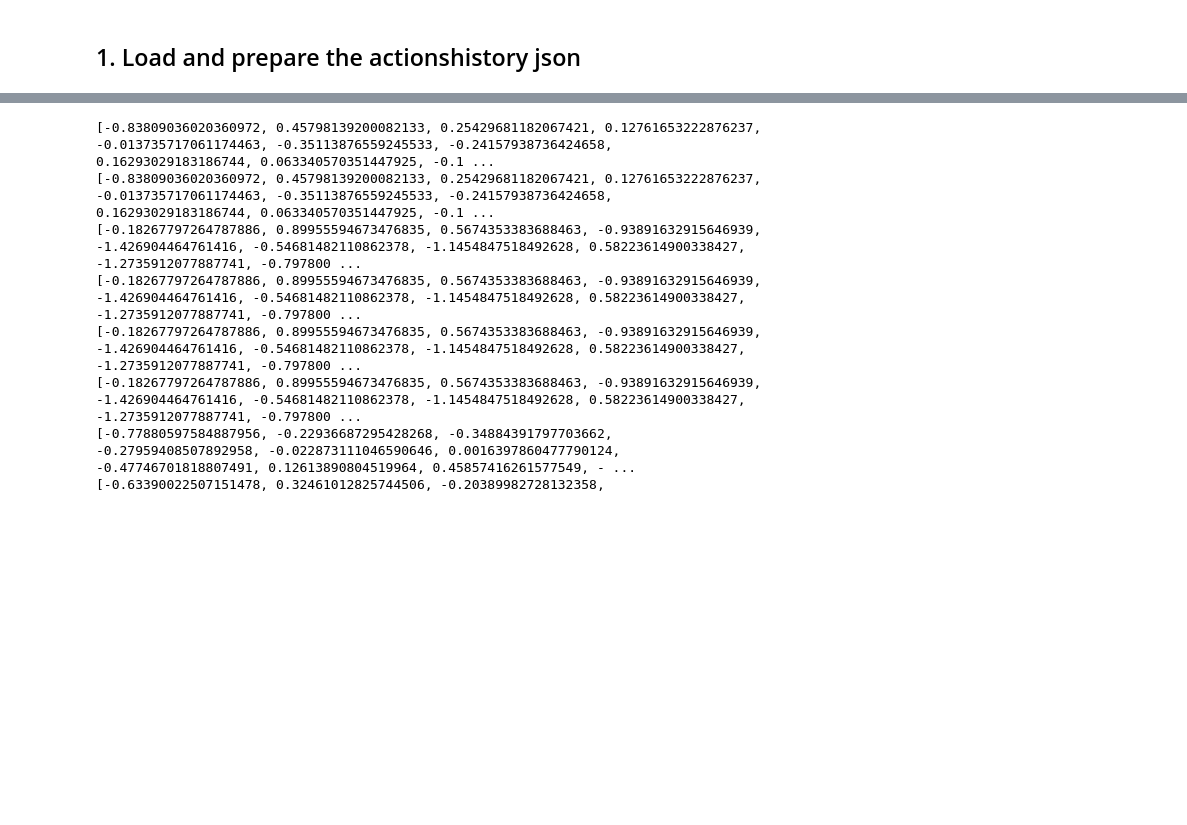
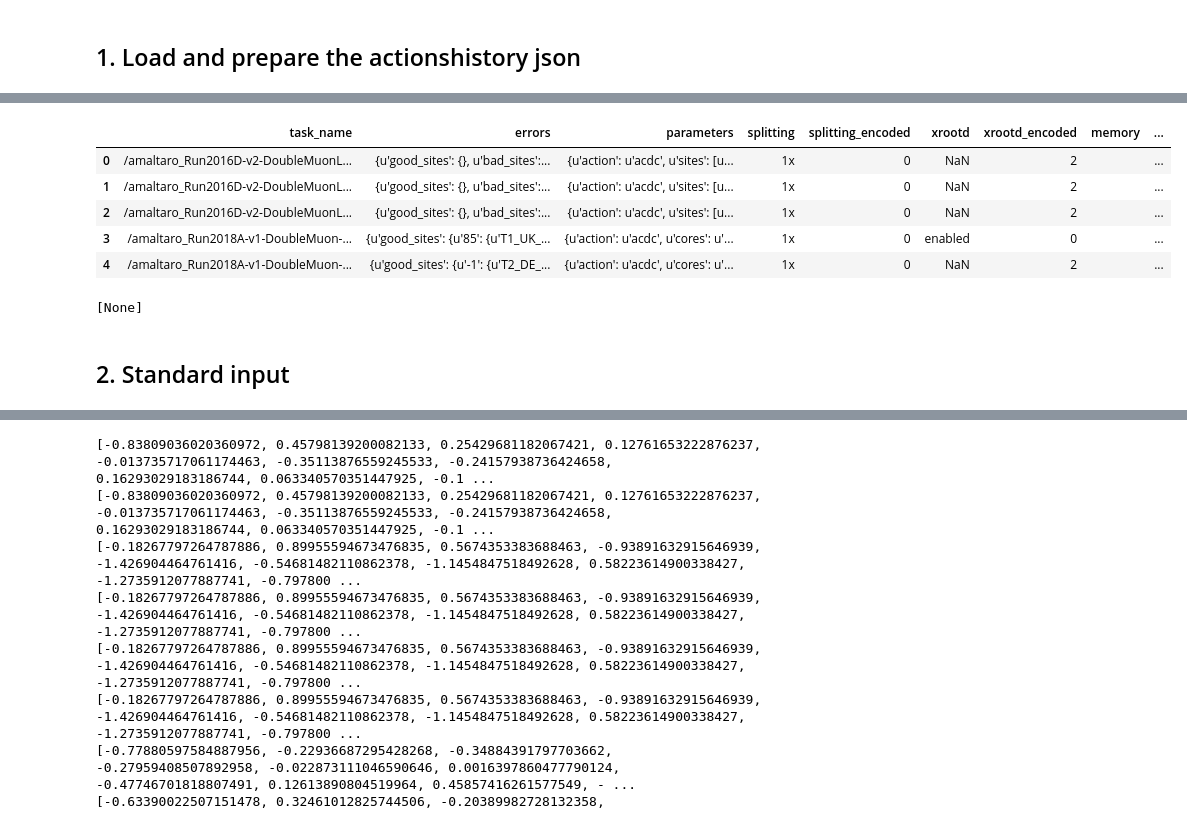
Before and after one commit to llayer/AIErrorLogAnalysis, a Jupyter notebook: training/create_labels.ipynb, the cells around one changed output, grey strips where cells are left out. Saved outputs shown, nothing was run; the diff lists cells and outputs as text; code cells hidden in the pictures; blank space fills up the shorter version.

```diff
--- a/training/create_input.ipynb
+++ b/training/create_labels.ipynb
@@ -20,22 +23,0 @@ data_index_reset = data_index_reset.rename(columns={'index': 'task_name'})
-# %%
-# Add column with list of exit code for good/bad sites
-def exit_codes(row, att):
-     sites = row[att]
-     return [ site for site in sites ] if len(sites.keys()) != 0 else ['0']
-
-data_index_reset['errors_good_sites_exit_codes'] = data_index_reset['errors'].apply(lambda x: exit_codes(x, 'good_sites'))
-data_index_reset['errors_bad_sites_exit_codes'] = data_index_reset['errors'].apply(lambda x: exit_codes(x, 'bad_sites'))
-
-def list_of_sites(row, att):
-    sites = row[att].values()
-    sites_list = []
-    if len(sites) != 0:
-        sites_list = [item.keys() for item in sites]
-    else:
-        sites_list = ['NA']
-    return sites
-
-# Add column of list of good/bad sites
-data_index_reset['errors_good_sites_list'] = data_index_reset['errors'].apply(lambda x:  list_of_sites(x, 'good_sites'))
-
-data_index_reset['errors_bad_sites_list'] = data_index_reset['errors'].apply(lambda x:  list_of_sites(x, 'bad_sites'))
@@ -157,0 +33,16 @@ Name: target_label, dtype: int64
+# %%
+data_index_reset.head()
+# %% [output]
+|  | task_name | errors | parameters | splitting | splitting_encoded | xrootd | xrootd_encoded | memory | ... |
+| 0 | /amaltaro_Run2016D-v2-DoubleMuonL... | {u'good_sites': {}, u'bad_sites':... | {u'action': u'acdc', u'sites': [u... | 1x | 0 | NaN | 2 |  | ... |
+| 1 | /amaltaro_Run2016D-v2-DoubleMuonL... | {u'good_sites': {}, u'bad_sites':... | {u'action': u'acdc', u'sites': [u... | 1x | 0 | NaN | 2 |  | ... |
+| 2 | /amaltaro_Run2016D-v2-DoubleMuonL... | {u'good_sites': {}, u'bad_sites':... | {u'action': u'acdc', u'sites': [u... | 1x | 0 | NaN | 2 |  | ... |
+| 3 | /amaltaro_Run2018A-v1-DoubleMuon-... | {u'good_sites': {u'85': {u'T1_UK_... | {u'action': u'acdc', u'cores': u'... | 1x | 0 | enabled | 0 |  | ... |
+| 4 | /amaltaro_Run2018A-v1-DoubleMuon-... | {u'good_sites': {u'-1': {u'T2_DE_... | {u'action': u'acdc', u'cores': u'... | 1x | 0 | NaN | 2 |  | ... |
+# %%
+splitting_categories = sorted(list(set(data_index_reset['action_encoded'])))
+print(splitting_categories)
+# %% [output]
+[None]
+# %% [markdown]
+## 2. Standard input
```
Also changed, not shown: parts of 24 cells of this notebook, 2 other files.
